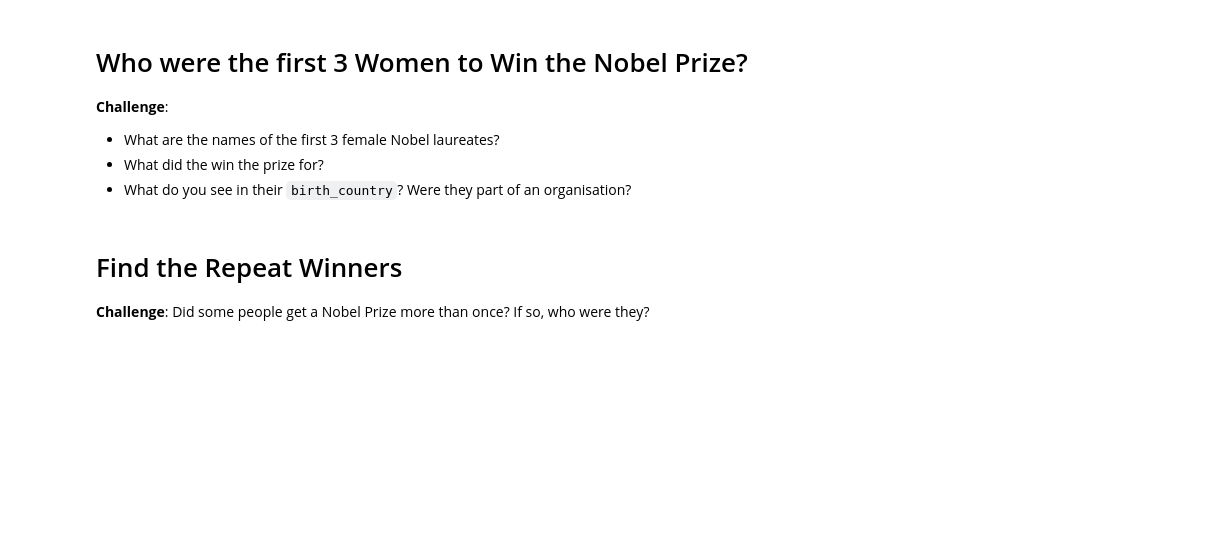
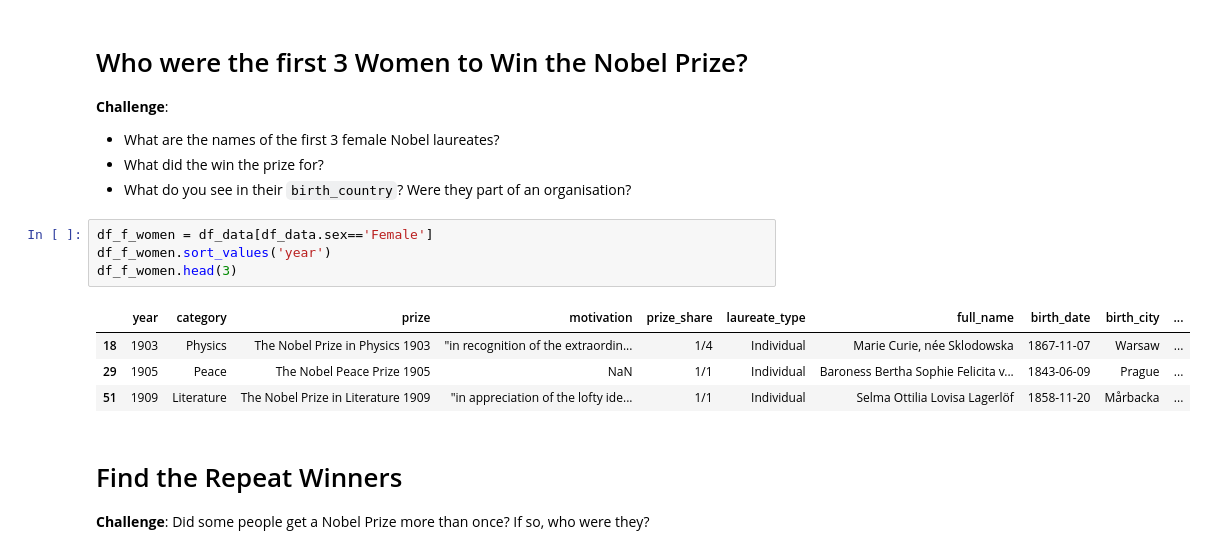
Before and after one commit to LostHeir/DataAnlys_NobelPrizes, a Jupyter notebook: Nobel_Prize_Analysis.ipynb, the cells around one changed output. Saved outputs shown, nothing was run; the diff lists cells and outputs as text; blank space fills up the shorter version.

Commit message:
Update notebook.
Female vs Male analysis added.

```diff
--- a/Nobel_Prize_Analysis.ipynb
+++ b/Nobel_Prize_Analysis.ipynb
@@ -183,6 +196,15 @@ df_data.head()
 * What are the names of the first 3 female Nobel laureates?
 * What did the win the prize for?
 * What do you see in their `birth_country`? Were they part of an organisation?
+# %%
+df_f_women = df_data[df_data.sex=='Female']
+df_f_women.sort_values('year')
+df_f_women.head(3)
+# %% [output]
+|  | year | category | prize | motivation | prize_share | laureate_type | full_name | birth_date | birth_city | ... |
+| 18 | 1903 | Physics | The Nobel Prize in Physics 1903 | "in recognition of the extraordin... | 1/4 | Individual | Marie Curie, née Sklodowska | 1867-11-07 | Warsaw | ... |
+| 29 | 1905 | Peace | The Nobel Peace Prize 1905 | NaN | 1/1 | Individual | Baroness Bertha Sophie Felicita v... | 1843-06-09 | Prague | ... |
+| 51 | 1909 | Literature | The Nobel Prize in Literature 1909 | "in appreciation of the lofty ide... | 1/1 | Individual | Selma Ottilia Lovisa Lagerlöf | 1858-11-20 | Mårbacka | ... |
 # %% [markdown]
 # Find the Repeat Winners
 
```
Also changed, not shown: parts of 4 cells of this notebook.
